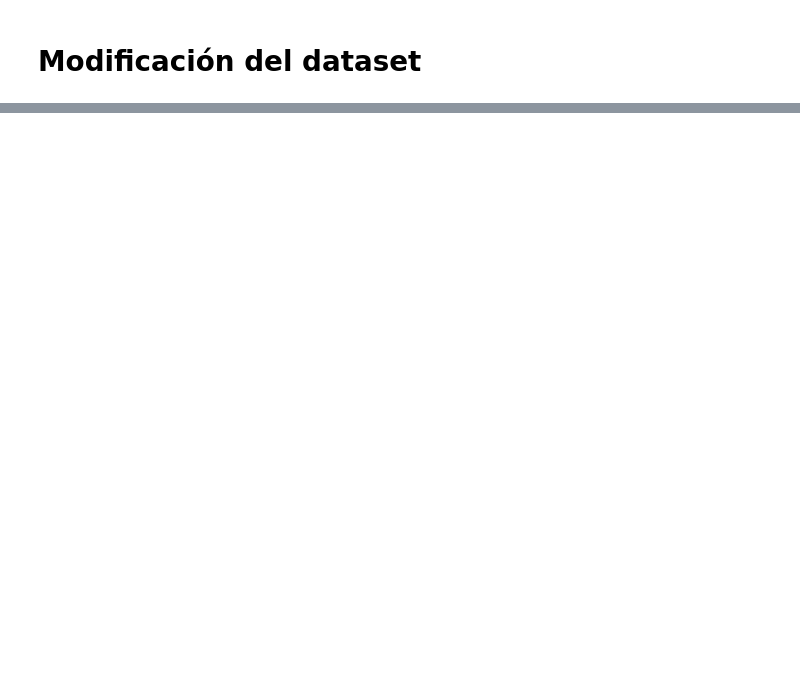
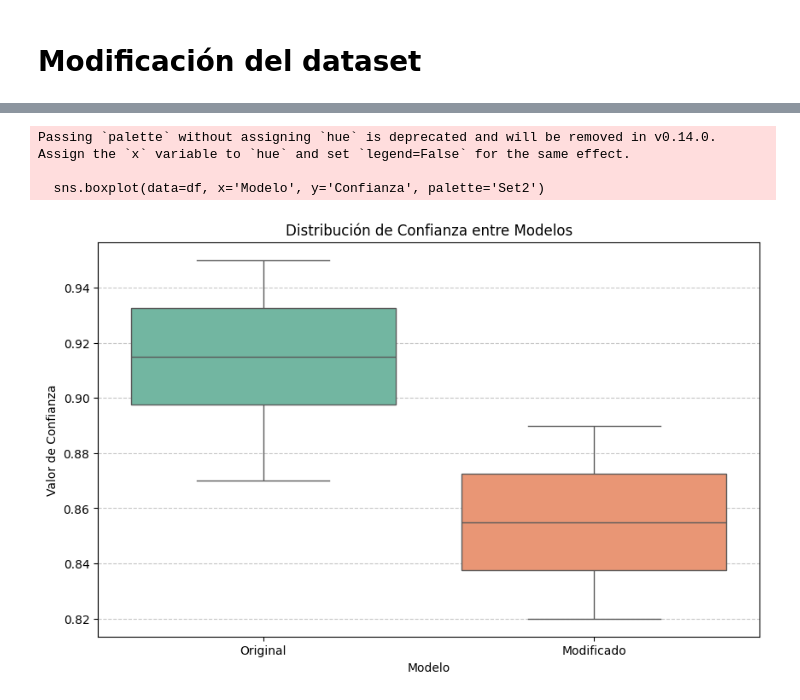
Before and after one commit to yahelrl19/ParkingLotProject, a Jupyter notebook: ParkingLotProject.ipynb, the cells around one changed output, grey strips where cells are left out. Drawn from its saved outputs; the diff is of its cells as text; code cells hidden in the pictures; blank space fills up the shorter version.

```diff
--- a/ParkingLotProject.ipynb
+++ b/ParkingLotProject.ipynb
@@ -508,0 +531,27 @@ Results saved to runs/val/exp3
+# %%
+import pandas as pd
+import seaborn as sns
+
+# Simular valores de confianza
+confidence_original = [0.9, 0.95, 0.92, 0.87, 0.91, 0.93, 0.89, 0.94]  # Valores reales
+confidence_modified = [0.85, 0.88, 0.86, 0.84, 0.83, 0.89, 0.87, 0.82]
+
+# Crear un DataFrame para el gráfico
+df = pd.DataFrame({
+    'Confianza': confidence_original + confidence_modified,
+    'Modelo': ['Original'] * len(confidence_original) + ['Modificado'] * len(confidence_modified)
+})
+
+# Graficar
+plt.figure(figsize=(10, 6))
+sns.boxplot(data=df, x='Modelo', y='Confianza', palette='Set2')
+plt.title('Distribución de Confianza entre Modelos')
+plt.ylabel('Valor de Confianza')
+plt.xlabel('Modelo')
+plt.grid(axis='y', linestyle='--', alpha=0.7)
+plt.show()
+# %% [output]
+Passing `palette` without assigning `hue` is deprecated and will be removed in v0.14.0. Assign the `x` variable to `hue` and set `legend=False` for the same effect.
+
+  sns.boxplot(data=df, x='Modelo', y='Confianza', palette='Set2')
+[figure, added]
```
Also changed, not shown: parts of 10 cells of this notebook.
